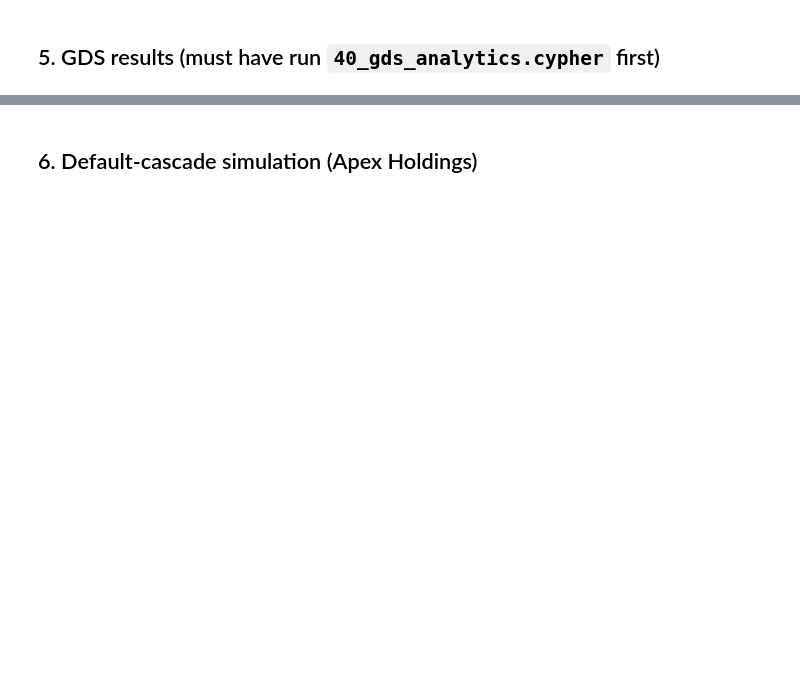
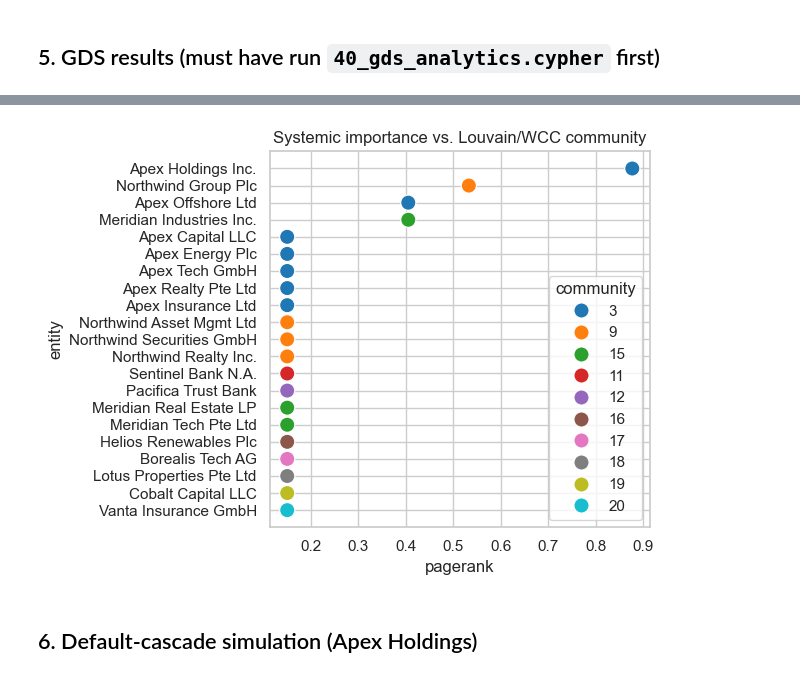
Before and after one commit to lavishlyinspired/Finology, a Jupyter notebook: notebooks/fibo_eda.ipynb, the cells around one changed output, grey strips where cells are left out. Drawn from its saved outputs; the diff is of its cells as text; code cells hidden in the pictures; blank space fills up the shorter version.

```diff
--- a/notebooks/fibo_eda.ipynb
+++ b/notebooks/fibo_eda.ipynb
@@ -113,10 +247,28 @@ plt.gca().invert_yaxis(); plt.title('NetworkX PageRank (ownership graph)'); plt.
 # %% [markdown]
 ## 5. GDS results (must have run `40_gds_analytics.cypher` first)
 # %%
-gds = q("""
-MATCH (e:LegalEntity)
-RETURN e.name AS entity, e.jurisdictionCode AS country, e.sectorName AS sector,
-       e.systemicScore AS pagerank, e.communityId AS community
-ORDER BY pagerank DESC
-""")
+
+# Only query GDS-written properties if they exist (requires 40_gds_analytics.cypher)
+_prop_keys = q("CALL db.propertyKeys() YIELD propertyKey RETURN propertyKey")
+_has_gds = 'systemicScore' in _prop_keys['propertyKey'].values
+
+if _has_gds:
+    gds = q("""
+    MATCH (e:LegalEntity)
+    RETURN e.name AS entity, e.jurisdictionCode AS country, e.sectorName AS sector,
+           e.systemicScore AS pagerank, e.communityId AS community
+    ORDER BY pagerank DESC
+    """)
+else:
+    gds = q("""
+    MATCH (e:LegalEntity)
+    RETURN e.name AS entity, e.jurisdictionCode AS country, e.sectorName AS sector
+    """)
+    print('GDS properties not found — computing PageRank & WCC via NetworkX as fallback.')
+    gds['pagerank'] = gds['entity'].map(pr).fillna(0.0)
+    wcc_map = {node: cid
+               for cid, comp in enumerate(nx.weakly_connected_components(G))
+               for node in comp}
+    gds['community'] = gds['entity'].map(wcc_map)
+    gds = gds.sort_values('pagerank', ascending=False)
 gds
@@ -123,7 +293,11 @@ gds
 # %%
-if 'pagerank' in gds and gds.pagerank.notna().any():
-    sns.scatterplot(data=gds, x='pagerank', y='entity', hue='community', palette='tab10', s=120)
-    plt.title('Systemic importance vs. Louvain community'); plt.tight_layout(); plt.show()
+
+if 'pagerank' in gds.columns and gds['pagerank'].notna().any():
+    sns.scatterplot(data=gds, x='pagerank', y='entity',
+                    hue=gds['community'].astype(str), palette='tab10', s=120)
+    plt.title('Systemic importance vs. Louvain/WCC community'); plt.tight_layout(); plt.show()
+# %% [output]
+[figure, added]
 # %% [markdown]
 ## 6. Default-cascade simulation (Apex Holdings)
 # %%
```
Also changed, not shown: parts of 32 cells of this notebook, 35 other files.
